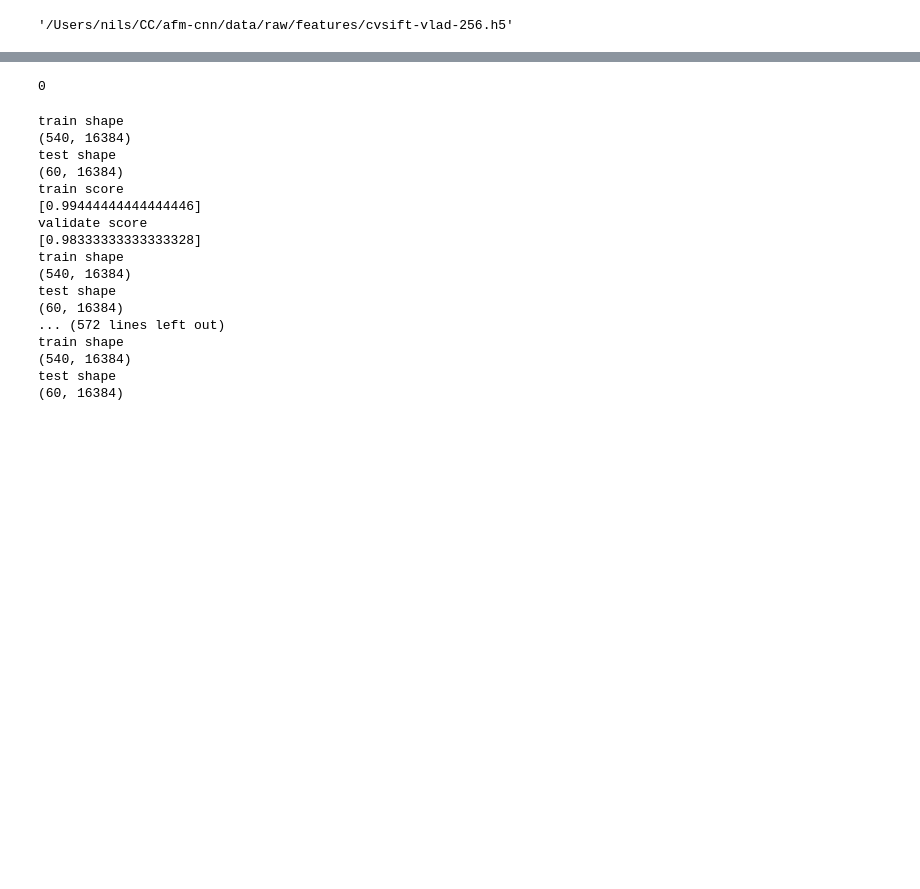
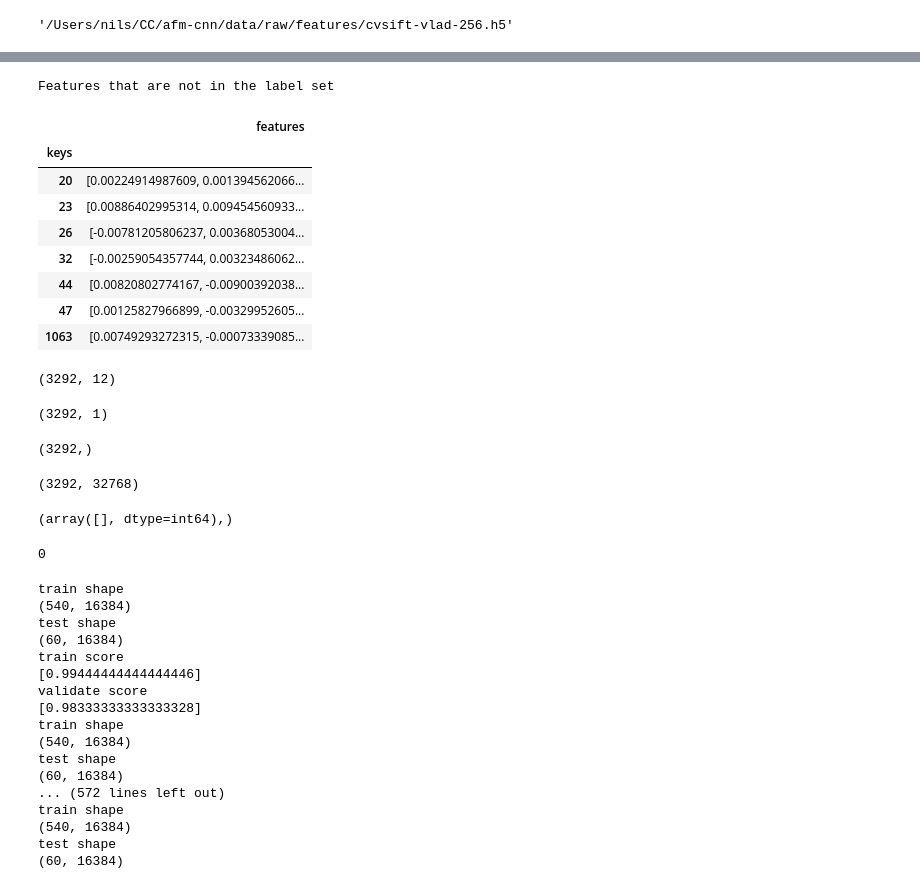
Before and after one commit to Imperssonator/afm-cnn, a Jupyter notebook: scripts/test_svm.ipynb, the cells around one changed output, grey strips where cells are left out. Cells and saved outputs as stored; diff of their text form; code cells hidden in the pictures; blank space fills up the shorter version.

```diff
--- a/scripts/test_svm.ipynb
+++ b/scripts/test_svm.ipynb
@@ -38,3 +73,41 @@ kk=[1, 2, 30, 55]
+# %%
+print('Features that are not in the label set')
+df.loc[np.setdiff1d(keys.astype(int),dfmg.id.values)]
+# %% [output]
+Features that are not in the label set
+|  | features |
+| keys |  |
+| 20 | [0.00224914987609, 0.001394562066... |
+| 23 | [0.00886402995314, 0.009454560933... |
+| 26 | [-0.00781205806237, 0.00368053004... |
+| 32 | [-0.00259054357744, 0.00323486062... |
+| 44 | [0.00820802774167, -0.00900392038... |
+| 47 | [0.00125827966899, -0.00329952605... |
+| 1063 | [0.00749293272315, -0.00073339085... |
+# %%
+df_red = dfmg_id.loc[np.intersect1d(keys.astype(int),dfmg.id.values)]
+df_red.shape
+# %% [output]
+(3292, 12)
+# %%
+df_feat_red = df.loc[np.intersect1d(keys.astype(int),dfmg.id.values)]
+df_feat_red.shape
+# %% [output]
+(3292, 1)
+# %%
+l = dfmg_id['noise'].loc[df_feat_red.index.values].values
+l.shape
+# %% [output]
+(3292,)
+# %%
+features_red = np.vstack(df_feat_red['features'].values)
+features_red.shape
+# %% [output]
+(3292, 32768)
+# %%
+np.where(df_feat_red.index.values==2439)
+# %% [output]
+(array([], dtype=int64),)
 # %%
 from svm_param_select2 import *
 # %%
```
Also changed, not shown: parts of 9 cells of this notebook, 2 other files.
